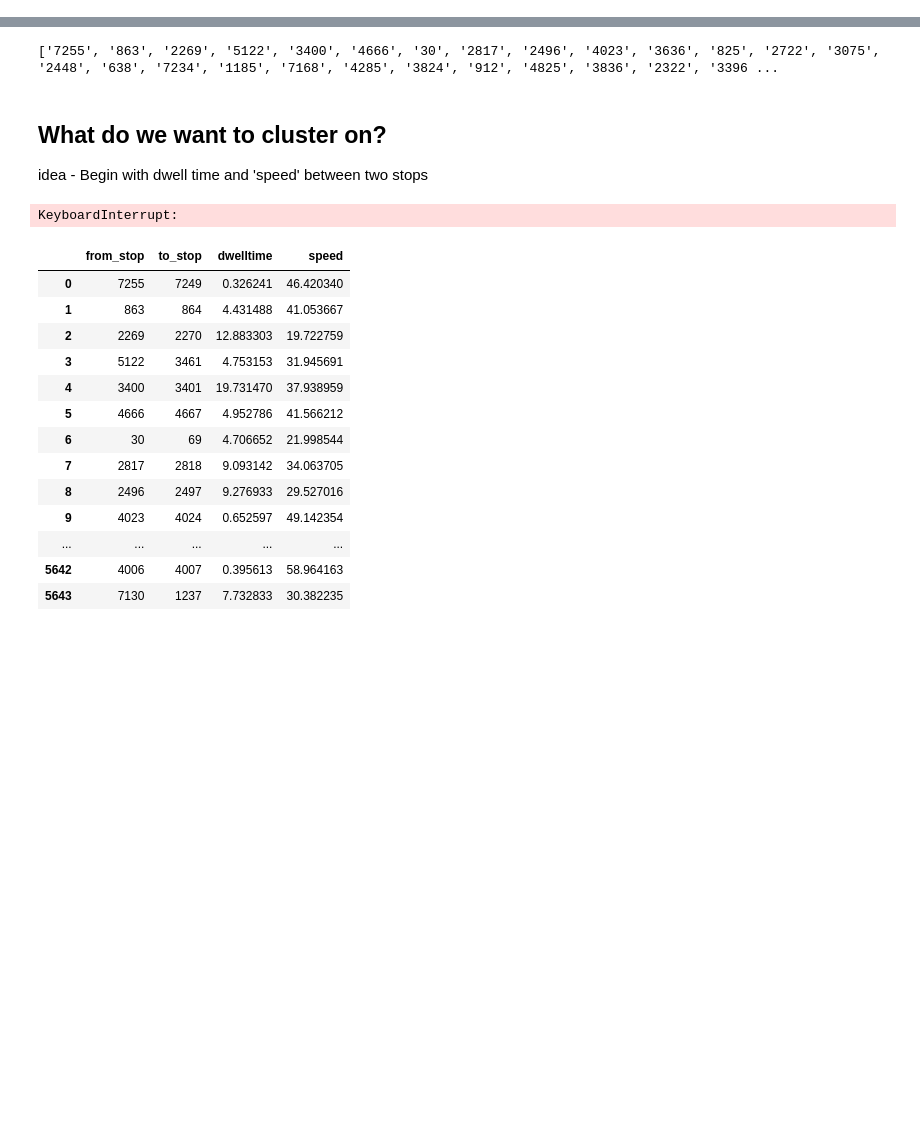
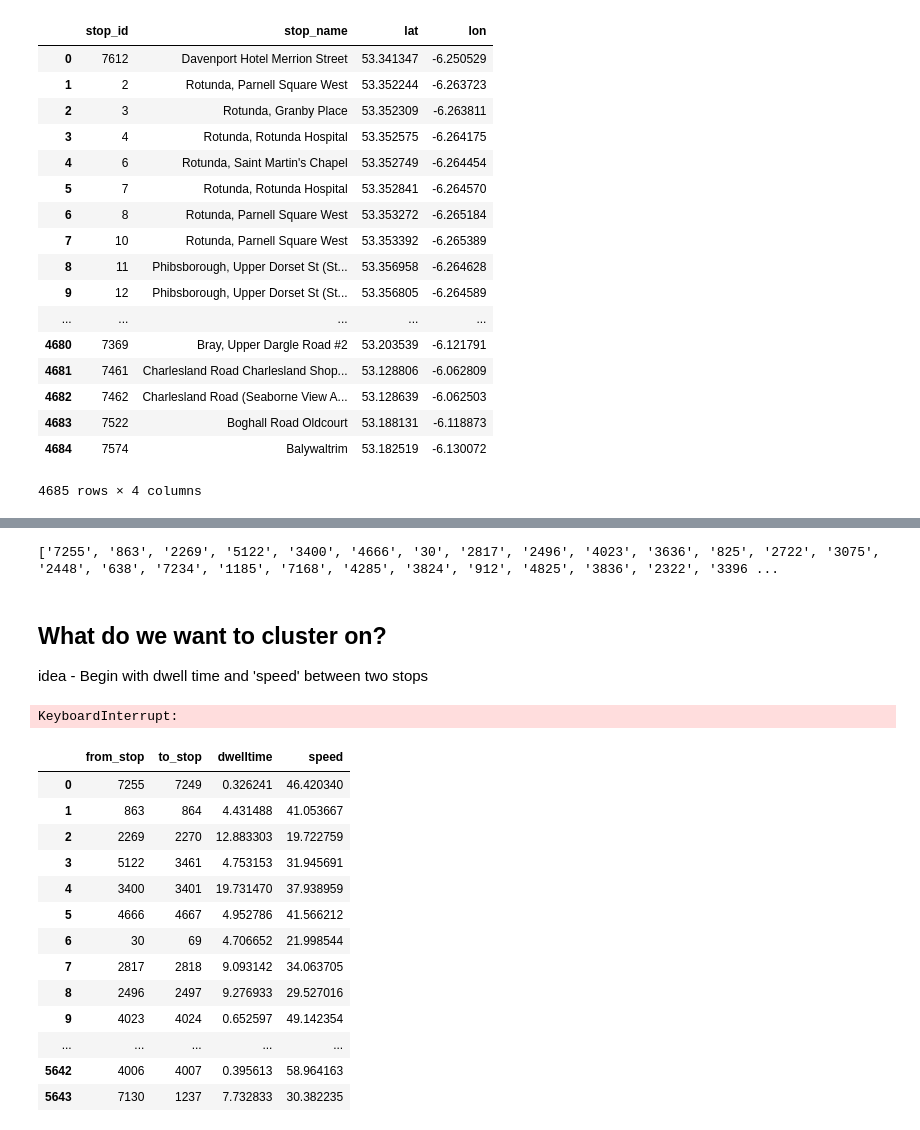
Before and after one commit to Manjunathsk92/dublinbikesanalysis, a Jupyter notebook: notebooks/Clustering?.ipynb, the cells around one changed output, grey strips where cells are left out. Drawn from its saved outputs; the diff is of its cells as text; code cells hidden in the pictures; blank space fills up the shorter version.

```diff
--- a/notebooks/Clustering?.ipynb
+++ b/notebooks/Clustering?.ipynb
@@ -3,0 +165,21 @@ stop_dirs = os.listdir('/home/student/data/stops')
+# %%
+df
+# %% [output]
+|  | stop_id | stop_name | lat | lon |
+| 0 | 7612 | Davenport Hotel Merrion Street | 53.341347 | -6.250529 |
+| 1 | 2 | Rotunda, Parnell Square West | 53.352244 | -6.263723 |
+| 2 | 3 | Rotunda, Granby Place | 53.352309 | -6.263811 |
+| 3 | 4 | Rotunda, Rotunda Hospital | 53.352575 | -6.264175 |
+| 4 | 6 | Rotunda, Saint Martin's Chapel | 53.352749 | -6.264454 |
+| 5 | 7 | Rotunda, Rotunda Hospital | 53.352841 | -6.264570 |
+| 6 | 8 | Rotunda, Parnell Square West | 53.353272 | -6.265184 |
+| 7 | 10 | Rotunda, Parnell Square West | 53.353392 | -6.265389 |
+| 8 | 11 | Phibsborough, Upper Dorset St (St... | 53.356958 | -6.264628 |
+| 9 | 12 | Phibsborough, Upper Dorset St (St... | 53.356805 | -6.264589 |
+| ... | ... | ... | ... | ... |
+| 4680 | 7369 | Bray, Upper Dargle Road #2 | 53.203539 | -6.121791 |
+| 4681 | 7461 | Charlesland Road Charlesland Shop... | 53.128806 | -6.062809 |
+| 4682 | 7462 | Charlesland Road (Seaborne View A... | 53.128639 | -6.062503 |
+| 4683 | 7522 | Boghall Road Oldcourt | 53.188131 | -6.118873 |
+| 4684 | 7574 | Balywaltrim | 53.182519 | -6.130072 |
+4685 rows × 4 columns
```
Also changed, not shown: parts of 20 cells of this notebook, 9 other files.
